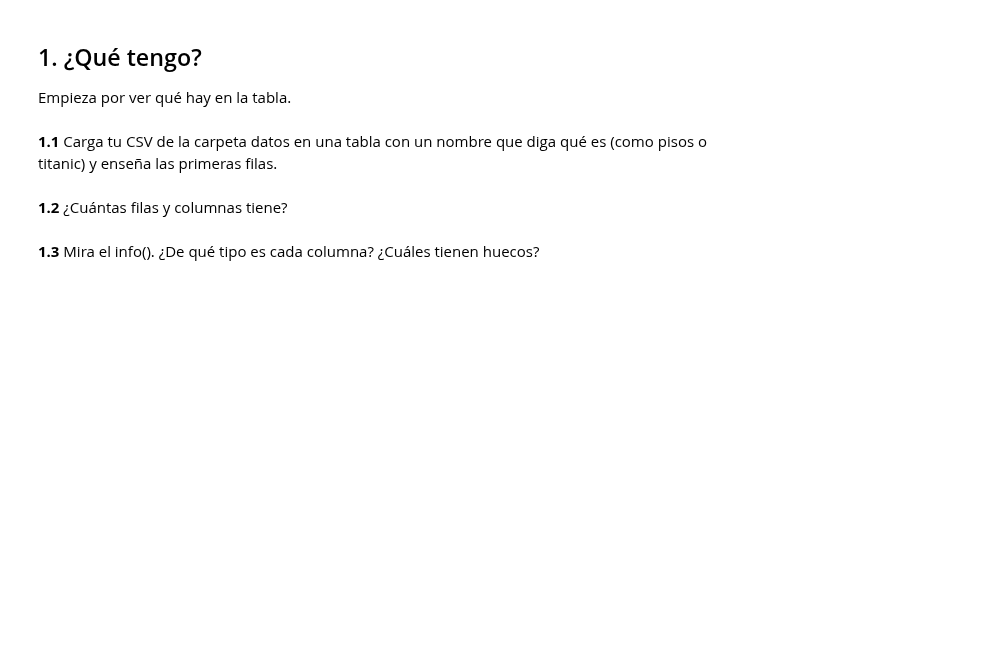
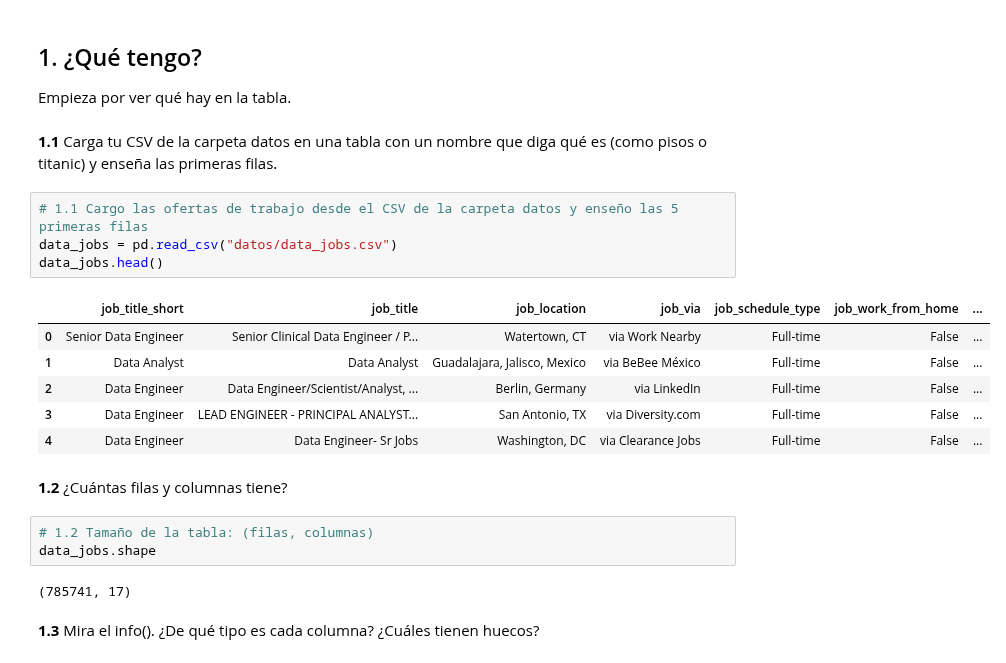
Before and after one commit to dledesmalorenzo/ofertas-analista-datos, a Jupyter notebook: eda.ipynb, the cells around one changed output. Drawn from its saved outputs; the diff is of its cells as text; blank space fills up the shorter version.

```diff
--- a/eda.ipynb
+++ b/eda.ipynb
@@ -21,7 +23,23 @@ print("Todo listo")
 Empieza por ver qué hay en la tabla.
 # %% [markdown]
 **1.1** Carga tu CSV de la carpeta datos en una tabla con un nombre que diga qué es (como pisos o titanic) y enseña las primeras filas.
+# %%
+# 1.1 Cargo las ofertas de trabajo desde el CSV de la carpeta datos y enseño las 5 primeras filas
+data_jobs = pd.read_csv("datos/data_jobs.csv")
+data_jobs.head()
+# %% [output]
+|  | job_title_short | job_title | job_location | job_via | job_schedule_type | job_work_from_home | ... |
+| 0 | Senior Data Engineer | Senior Clinical Data Engineer / P... | Watertown, CT | via Work Nearby | Full-time | False | ... |
+| 1 | Data Analyst | Data Analyst | Guadalajara, Jalisco, Mexico | via BeBee México | Full-time | False | ... |
+| 2 | Data Engineer | Data Engineer/Scientist/Analyst, ... | Berlin, Germany | via LinkedIn | Full-time | False | ... |
+| 3 | Data Engineer | LEAD ENGINEER - PRINCIPAL ANALYST... | San Antonio, TX | via Diversity.com | Full-time | False | ... |
+| 4 | Data Engineer | Data Engineer- Sr Jobs | Washington, DC | via Clearance Jobs | Full-time | False | ... |
 # %% [markdown]
 **1.2** ¿Cuántas filas y columnas tiene?
+# %%
+# 1.2 Tamaño de la tabla: (filas, columnas)
+data_jobs.shape
+# %% [output]
+(785741, 17)
 # %% [markdown]
 **1.3** Mira el info(). ¿De qué tipo es cada columna? ¿Cuáles tienen huecos?
```
Also changed, not shown: parts of 19 cells of this notebook, 1 other file.
